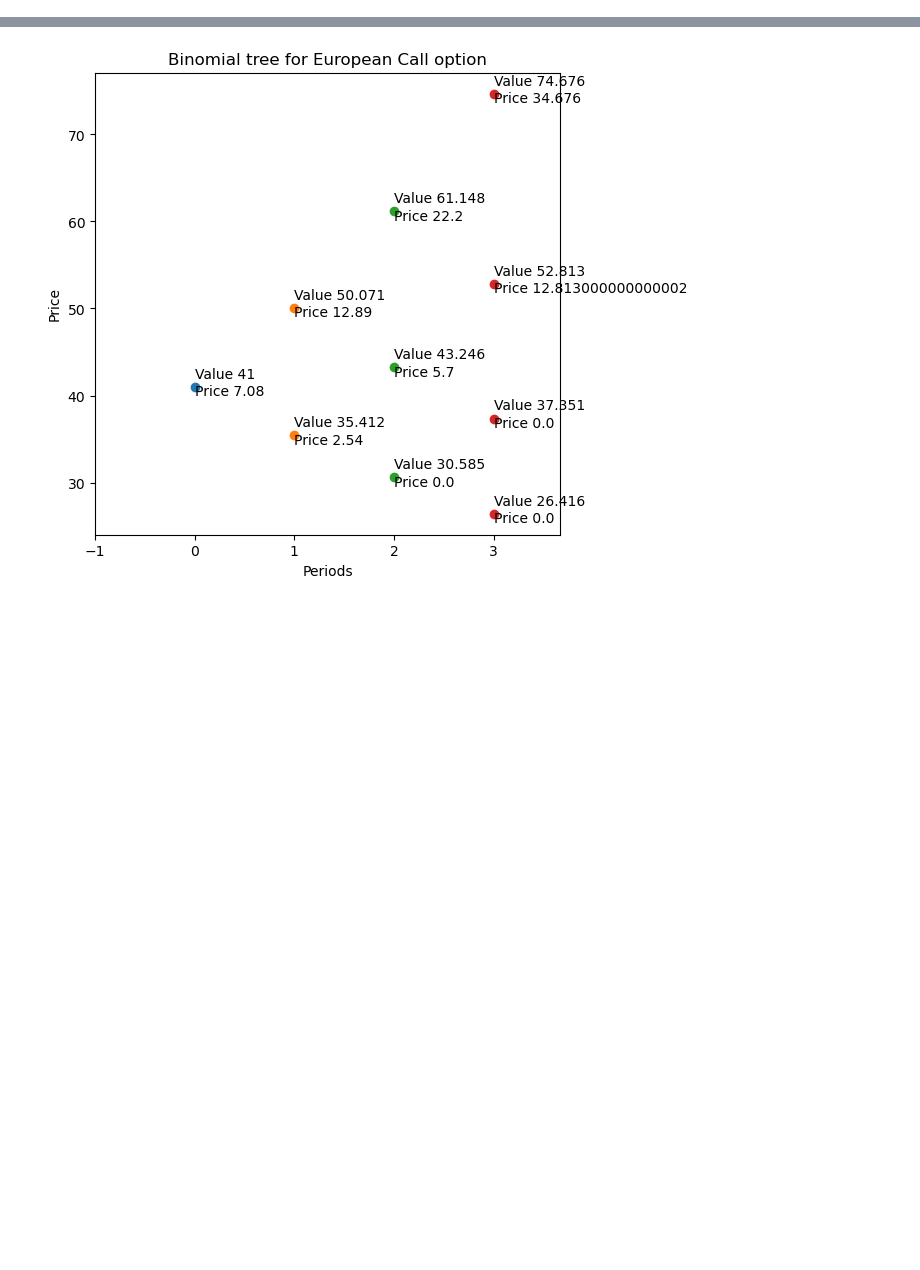
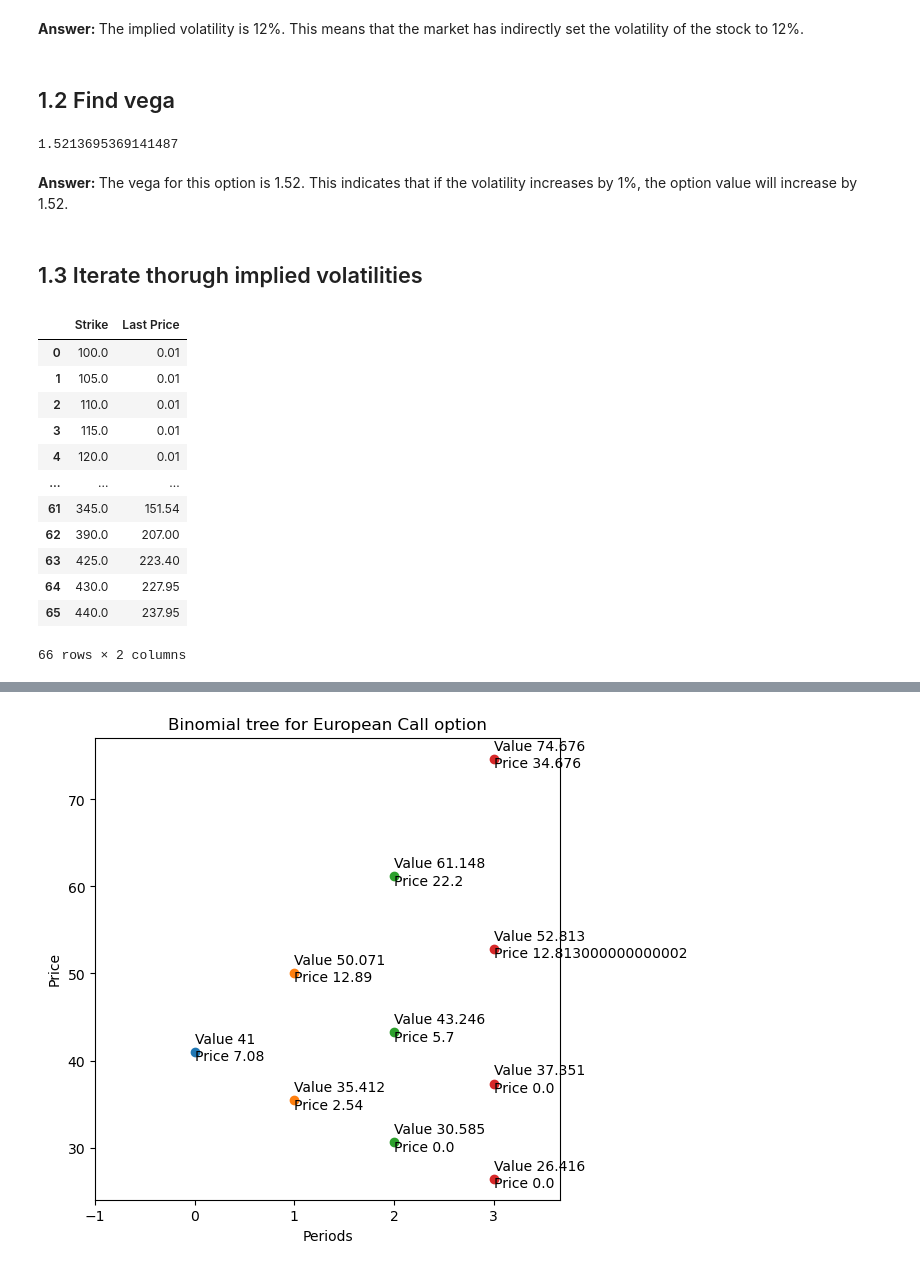
Before and after one commit to DataJakob/Various-School-Projects, a Jupyter notebook: Project_Evaluation_and_Finance/deliverable.ipynb, the cells around one changed output, grey strips where cells are left out. Drawn from its saved outputs; the diff is of its cells as text; code cells hidden in the pictures; blank space fills up the shorter version.

```diff
--- a/Project_Evaluation_and_Finance/deliverable.ipynb
+++ b/Project_Evaluation_and_Finance/deliverable.ipynb
@@ -12,0 +14,32 @@ Attributes:
+# %% [markdown]
+<b> Answer: </b> The implied volatility is 12%. This means that the market has indirectly set the volatility of the stock to 12%.
+# %% [markdown]
+<h2> 1.2 Find vega</h2>
+# %%
+ex1b = BlaSchMet(200,210,3,0.05,0.01, 'Put')
+ex1b.set_goal(find_price=True, vol=0.12, find_vol=False, price=0)
+ex1b.vega_calc()
+# %% [output]
+1.5213695369141487
+# %% [markdown]
+<b> Answer: </b> The vega for this option is 1.52.  This indicates that if the volatility increases by 1%, the option value will increase by 1.52.
+# %% [markdown]
+<h2> 1.3 Iterate thorugh implied volatilities</h2>
+# %%
+df = pd.read_csv('data_ex1.csv')
+del df['Unnamed: 2']
+df
+# %% [output]
+|  | Strike | Last Price |
+| 0 | 100.0 | 0.01 |
+| 1 | 105.0 | 0.01 |
+| 2 | 110.0 | 0.01 |
+| 3 | 115.0 | 0.01 |
+| 4 | 120.0 | 0.01 |
+| ... | ... | ... |
+| 61 | 345.0 | 151.54 |
+| 62 | 390.0 | 207.00 |
+| 63 | 425.0 | 223.40 |
+| 64 | 430.0 | 227.95 |
+| 65 | 440.0 | 237.95 |
+66 rows × 2 columns
```
Also changed, not shown: parts of 13 cells of this notebook.
